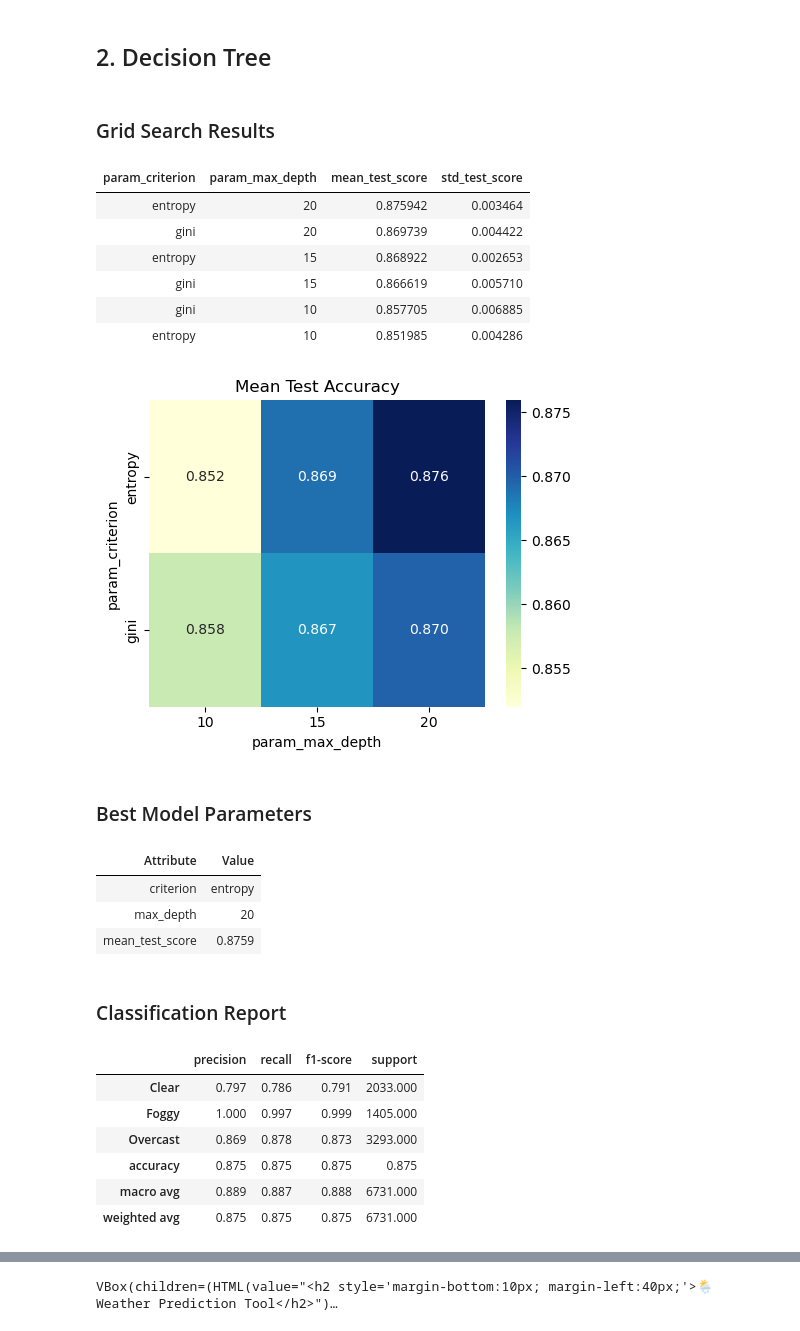
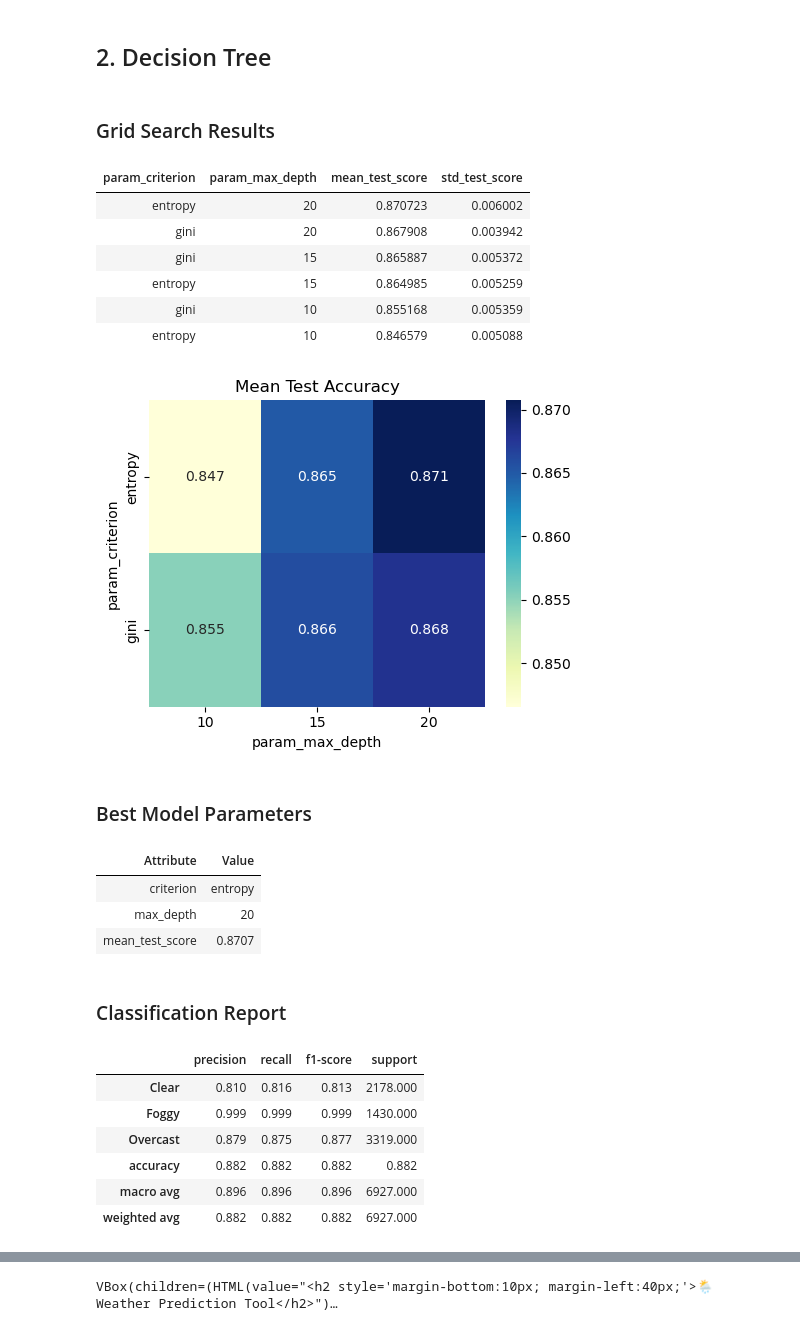
Before and after one commit to USMAN-FAIZYAB-KHAN/ML-CEP, a Jupyter notebook: CS22076.ipynb, the cells around one changed output, grey strips where cells are left out. Drawn from its saved outputs; the diff is of its cells as text; code cells hidden in the pictures.

```diff
--- a/CS22076.ipynb
+++ b/CS22076.ipynb
@@ -174,3 +209,6 @@ weather_dataset.head()
+# %%
+# The daily summary is very similar to the target attribute, so we will drop it
+weather_dataset = weather_dataset.drop(columns=["Daily Summary"])
 # %%
 weather_dataset.info()
 # %% [output]
@@ -364,6 +402,3 @@ plot_monthly_trends(weather_dataset, 'Pressure (millibars)')
 weather_dataset['Month'] = weather_dataset['Formatted Date'].dt.month
 weather_dataset['Day'] = weather_dataset['Formatted Date'].dt.day
 weather_dataset = weather_dataset.drop(columns=["Formatted Date"], axis=1)
-# %%
-
-weather_dataset = weather_dataset.drop(["Daily Summary", "Loud Cover", "Formatted Date"], axis=1)
@@ -517,44 +517,46 @@ VBox(children=(HTML(value="<h2 style='margin-bottom:10px; margin-left:40px;'>
 ## 2. Decision Tree
 # %%
 # Split into training and test sets
-X_train, X_test, y_train, y_test = train_test_split(X, y, test_size=0.2, random_state=42)
+X_train, X_test, y_train, y_test = train_test_split(X, y, test_size=0.2, random_state=42, stratify=y) # stratify to maintain the class distribution in train and test sets
 # %%
+# No feature scaling is needed for Decision Tree Classifier
 from sklearn.tree import DecisionTreeClassifier
 
+# Using stratified k-fold cross-validation as the dataset is not perfectly balanced
 skf = StratifiedKFold(n_splits=5, shuffle=True, random_state=42)
 
 # Define parameter grid for tuning
 param_grid = {
     'criterion': ['gini', 'entropy'],
     'max_depth': [10, 15, 20],
 }
 
-# Setup GridSearchCV
-grid = GridSearchCV(DecisionTreeClassifier(random_state=42), param_grid, cv=skf, scoring='accuracy', n_jobs=-1)
-grid.fit(X_train, y_train)
+# Using Grid Search to find the best combination of hyperparameters
+dt = GridSearchCV(DecisionTreeClassifier(random_state=42), param_grid, cv=skf, scoring='accuracy')
+dt.fit(X_train, y_train)
 
 # Display results
-display_grid_search_results(grid, X_test, y_test, label_names)
+display_grid_search_results(dt, X_test, y_test, label_names)
 # %% [output]
 ### Grid Search Results
 | param_criterion | param_max_depth | mean_test_score | std_test_score |
-| entropy | 20 | 0.875942 | 0.003464 |
-| gini | 20 | 0.869739 | 0.004422 |
-| entropy | 15 | 0.868922 | 0.002653 |
-| gini | 15 | 0.866619 | 0.005710 |
-| gini | 10 | 0.857705 | 0.006885 |
-| entropy | 10 | 0.851985 | 0.004286 |
+| entropy | 20 | 0.870723 | 0.006002 |
+| gini | 20 | 0.867908 | 0.003942 |
+| gini | 15 | 0.865887 | 0.005372 |
+| entropy | 15 | 0.864985 | 0.005259 |
+| gini | 10 | 0.855168 | 0.005359 |
+| entropy | 10 | 0.846579 | 0.005088 |
-[figure, old version]
+[figure, new version]
 ### Best Model Parameters
 | Attribute | Value |
 | criterion | entropy |
 | max_depth | 20 |
-| mean_test_score | 0.8759 |
+| mean_test_score | 0.8707 |
 ### Classification Report
 |  | precision | recall | f1-score | support |
-| Clear | 0.797 | 0.786 | 0.791 | 2033.000 |
-| Foggy | 1.000 | 0.997 | 0.999 | 1405.000 |
-| Overcast | 0.869 | 0.878 | 0.873 | 3293.000 |
-| accuracy | 0.875 | 0.875 | 0.875 | 0.875 |
-| macro avg | 0.889 | 0.887 | 0.888 | 6731.000 |
-| weighted avg | 0.875 | 0.875 | 0.875 | 6731.000 |
+| Clear | 0.810 | 0.816 | 0.813 | 2178.000 |
+| Foggy | 0.999 | 0.999 | 0.999 | 1430.000 |
+| Overcast | 0.879 | 0.875 | 0.877 | 3319.000 |
+| accuracy | 0.882 | 0.882 | 0.882 | 0.882 |
+| macro avg | 0.896 | 0.896 | 0.896 | 6927.000 |
+| weighted avg | 0.882 | 0.882 | 0.882 | 6927.000 |
```
Also changed, not shown: parts of 47 cells of this notebook.
